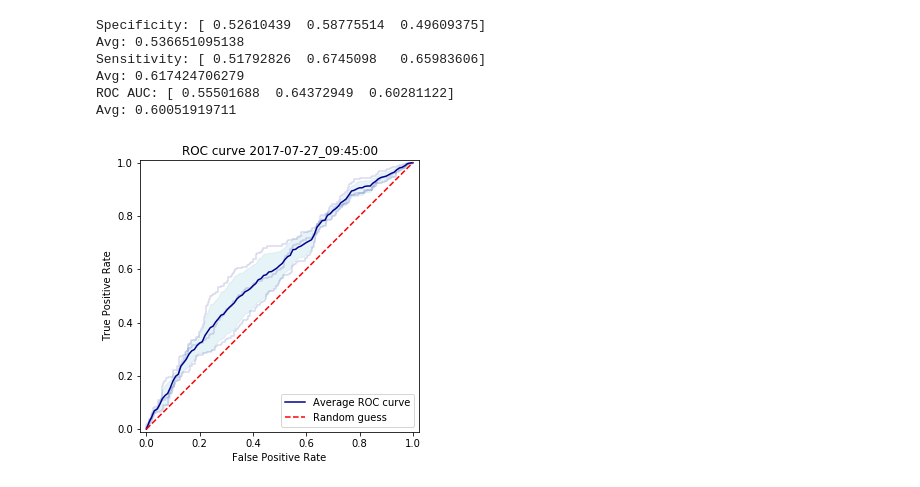
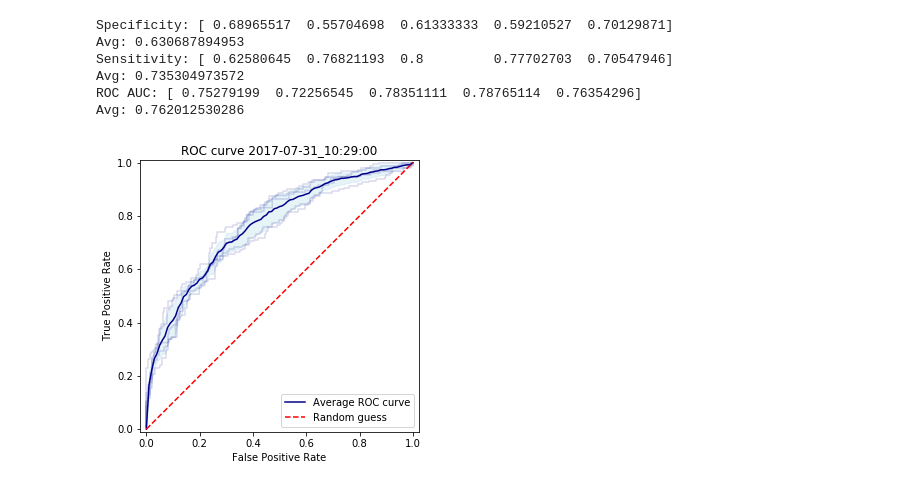
Before and after one commit to Smith42/heart-cnn, a Jupyter notebook: 3D-2ch-fakedata/postproc.ipynb, the cells around one changed output. Cells and saved outputs as stored; diff of their text form; code cells hidden in the pictures.

```diff
--- a/3D-2ch-fakedata/postproc.ipynb
+++ b/3D-2ch-fakedata/postproc.ipynb
@@ -16,16 +16,20 @@ import datetime
 ssa = []
 tft = []
 
-ssa.append(np.loadtxt("../logs/2017-07-26-3d-2ch-fakedata-acc_0-of-2.log", delimiter=","))
-ssa.append(np.loadtxt("../logs/2017-07-26-3d-2ch-fakedata-acc_1-of-2.log", delimiter=","))
-ssa.append(np.loadtxt("../logs/2017-07-26-3d-2ch-fakedata-acc_2-of-2.log", delimiter=","))
+ssa.append(np.loadtxt("../logs/2017-07-27_22:40:00_3d-2channel-fakedata-acc_0-of-4.log", delimiter=","))
+ssa.append(np.loadtxt("../logs/2017-07-28_03:21:00_3d-2channel-fakedata-acc_1-of-4.log", delimiter=","))
+ssa.append(np.loadtxt("../logs/2017-07-28_08:01:00_3d-2channel-fakedata-acc_2-of-4.log", delimiter=","))
+ssa.append(np.loadtxt("../logs/2017-07-28_12:42:00_3d-2channel-fakedata-acc_3-of-4.log", delimiter=","))
+ssa.append(np.loadtxt("../logs/2017-07-28_17:23:00_3d-2channel-fakedata-acc_4-of-4.log", delimiter=","))
 ssa = np.transpose(np.array(ssa))
 
-tft.append(np.loadtxt("../logs/2017-07-26-3d-2ch-fakedata-roc_0-of-2.log", delimiter=","))
-tft.append(np.loadtxt("../logs/2017-07-26-3d-2ch-fakedata-roc_1-of-2.log", delimiter=","))
-tft.append(np.loadtxt("../logs/2017-07-26-3d-2ch-fakedata-roc_2-of-2.log", delimiter=","))
+tft.append(np.loadtxt("../logs/2017-07-27_22:40:00_3d-2channel-fakedata-roc_0-of-4.log", delimiter=","))
+tft.append(np.loadtxt("../logs/2017-07-28_03:21:00_3d-2channel-fakedata-roc_1-of-4.log", delimiter=","))
+tft.append(np.loadtxt("../logs/2017-07-28_08:01:00_3d-2channel-fakedata-roc_2-of-4.log", delimiter=","))
+tft.append(np.loadtxt("../logs/2017-07-28_12:42:00_3d-2channel-fakedata-roc_3-of-4.log", delimiter=","))
+tft.append(np.loadtxt("../logs/2017-07-28_17:23:00_3d-2channel-fakedata-roc_4-of-4.log", delimiter=","))
 # %%
-k = 3
+k = 5
 
 dt = str(datetime.datetime.now().replace(second=0, microsecond=0).isoformat("_"))
 
@@ -36,43 +40,43 @@ tprs = []
 base_fpr = np.linspace(0, 1, 101)
 
 for i in np.arange(k):
-    tpr = tft[i][0]
-    fpr = tft[i][1]
+    fpr = tft[i][0]
+    tpr = tft[i][1]
     plt.plot(fpr, tpr, alpha=0.15, color="darkblue")
     tpr = interp(base_fpr, fpr, tpr)
     tpr[0] = 0.0
     tprs.append(tpr)
 
 tprs = np.array(tprs)
 mean_tprs = tprs.mean(axis=0)
 std = tprs.std(axis=0)
 
 tprs_upper = np.minimum(mean_tprs + std, 1)
 tprs_lower = mean_tprs - std
 
 plt.plot(base_fpr, mean_tprs, color="darkblue", label="Average ROC curve")
 plt.fill_between(base_fpr, tprs_lower, tprs_upper, color='lightblue', alpha=0.3)
 
 plt.plot([0, 1], [0, 1],'r--', label="Random guess")
 plt.xlim([-0.01, 1.01])
 plt.ylim([-0.01, 1.01])
 plt.ylabel('True Positive Rate')
 plt.xlabel('False Positive Rate')
 plt.title('ROC curve '+dt)
 plt.legend(loc=4)
 plt.axes().set_aspect('equal', 'datalim')
 plt.savefig("../figures/rocCurves/"+dt+"-3dCNN2chfakedata.png")
 
 log = open("../logs/"+dt+"-3dCNN2chfakedata.log","w+")
 strOut = str("Specificity: "+str(ssa[0])+"\nAvg: "+str(np.mean(ssa[0]))+"\nSensitivity: "+str(ssa[1])+"\nAvg: "+str(np.mean(ssa[1]))+"\nROC AUC: "+str(ssa[2])+"\nAvg: "+str(np.mean(ssa[2])))
 log.write(strOut)
 log.close()
 print(strOut)
 # %% [output]
-Specificity: [ 0.52610439  0.58775514  0.49609375]
-Avg: 0.536651095138
-Sensitivity: [ 0.51792826  0.6745098   0.65983606]
-Avg: 0.617424706279
-ROC AUC: [ 0.55501688  0.64372949  0.60281122]
-Avg: 0.60051919711
+Specificity: [ 0.68965517  0.55704698  0.61333333  0.59210527  0.70129871]
+Avg: 0.630687894953
+Sensitivity: [ 0.62580645  0.76821193  0.8         0.77702703  0.70547946]
+Avg: 0.735304973572
+ROC AUC: [ 0.75279199  0.72256545  0.78351111  0.78765114  0.76354296]
+Avg: 0.762012530286
-[figure, old version]
+[figure, new version]
```
Also changed, not shown: 35 other files.
